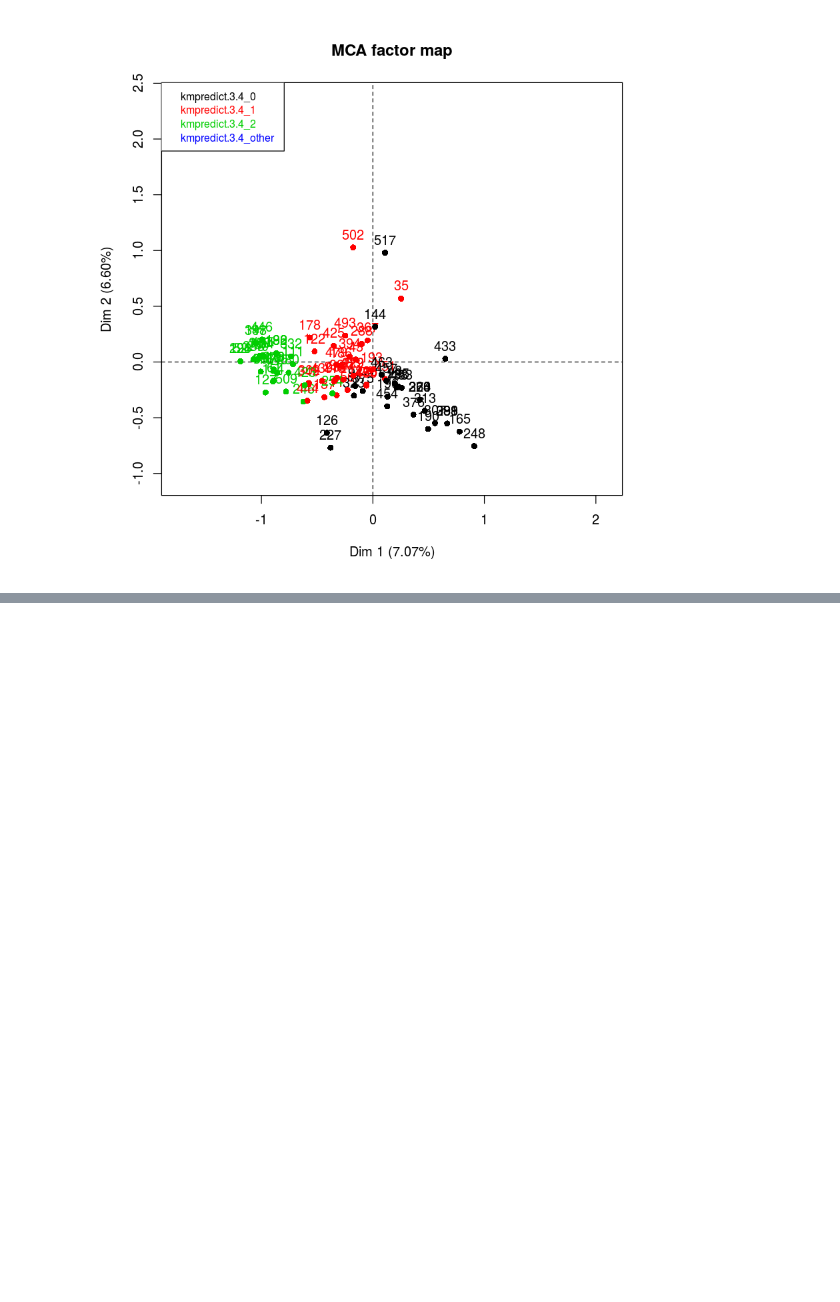
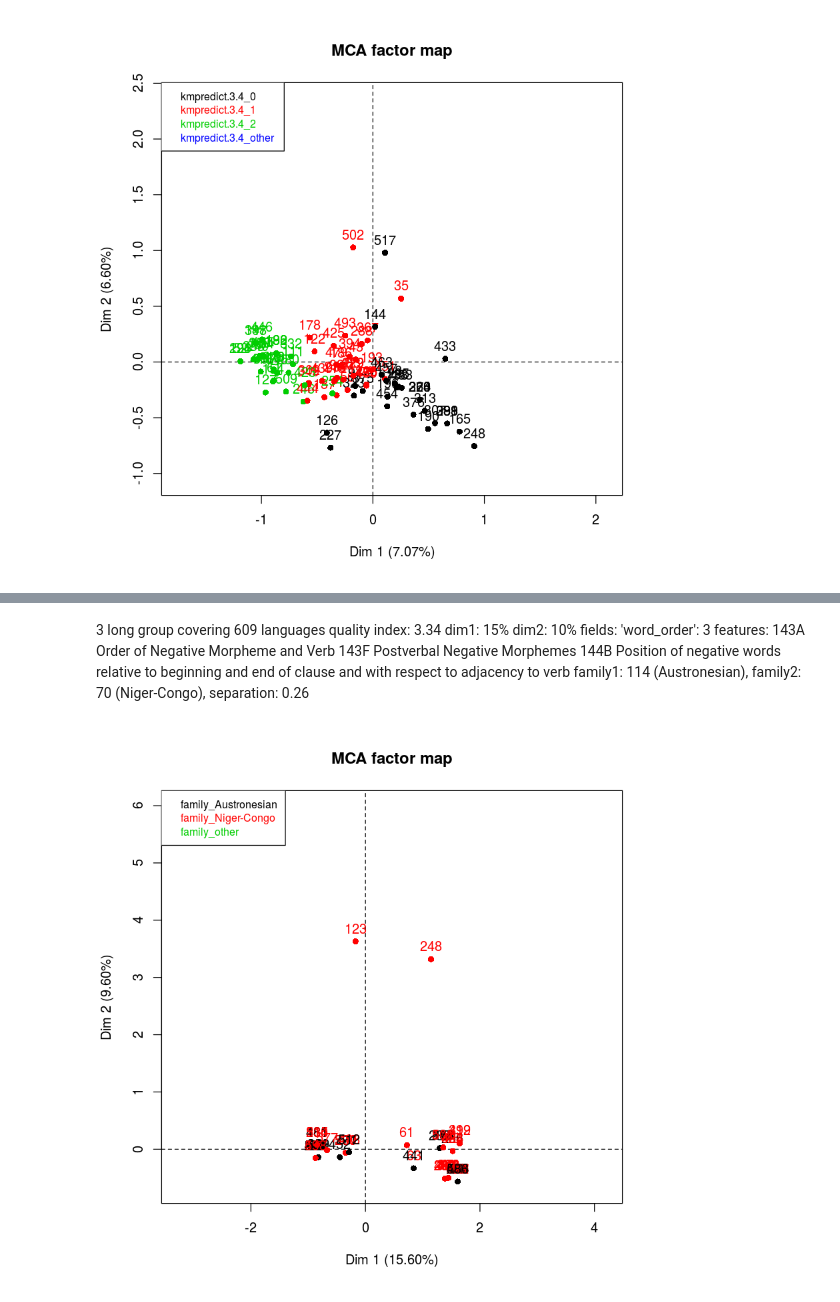
Before and after one commit to ilay32/wals-project, a Jupyter notebook: true-clusters.ipynb, the cells around one changed output, grey strips where cells are left out. Saved outputs shown, nothing was run; the diff lists cells and outputs as text; code cells hidden in the pictures; blank space fills up the shorter version.

Commit message:
Add 4/7/17 Notebooks  + small fix in ColGroup.fields_spread

```diff
--- a/true-clusters.ipynb
+++ b/true-clusters.ipynb
@@ -72,0 +108,23 @@ plot(mca1$mca,choix="ind",habillage="kmpredict.3.4",invisible=c("var","quali.sup
+# %% [markdown]
+3 long group covering 609 languages
+quality index: 3.34
+dim1: 15%
+dim2: 10%
+fields: 'word_order': 3
+features:
+143A Order of Negative Morpheme and Verb
+143F Postverbal Negative Morphemes
+144B Position of negative words relative to beginning and end of clause and with respect to adjacency to verb
+family1: 114 (Austronesian),
+family2: 70 (Niger-Congo),
+separation: 0.26
+# %%
+example3 <- read.csv("just-negation-best-silhouettes.csv")
+example3$X <- NULL
+example3$family <-  as.factor(sapply(example3$family,family(c('Austronesian','Niger-Congo'))))
+knownids = which(example3$family %in% c('Austronesian','Niger-Congo'))
+mca3 = MCA(example3,quali.sup=1:10)
+# %%
+plot(mca3,choix="ind",habillage="family",invisible=c("var","quali.sup"),select=knownids,unselect=1)
+# %% [output]
+[figure, added]
```
Also changed, not shown: parts of 9 cells of this notebook, 6 other files.
